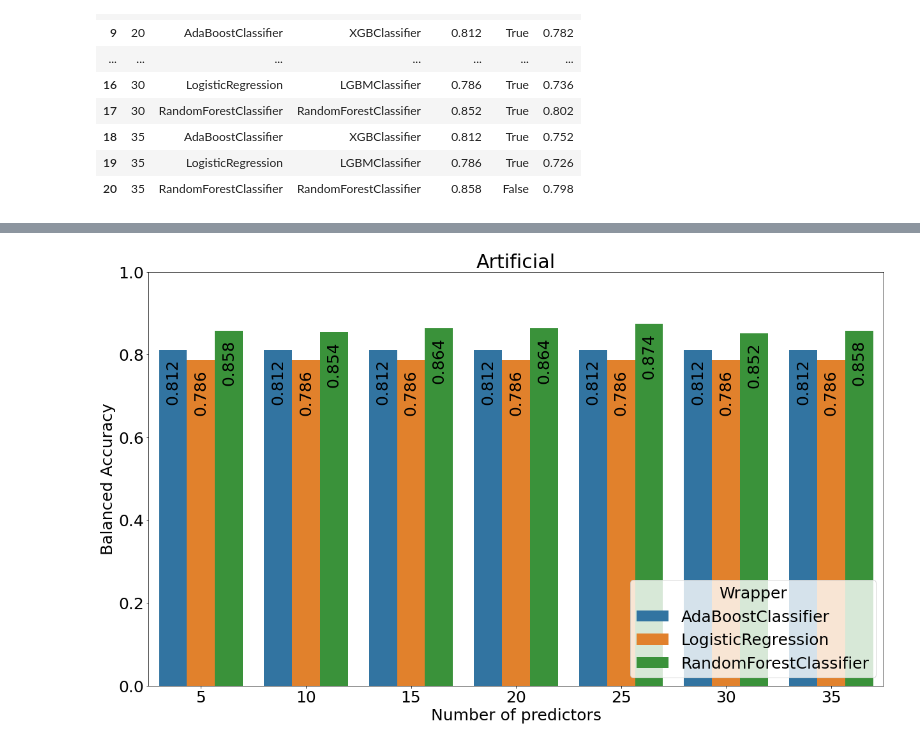
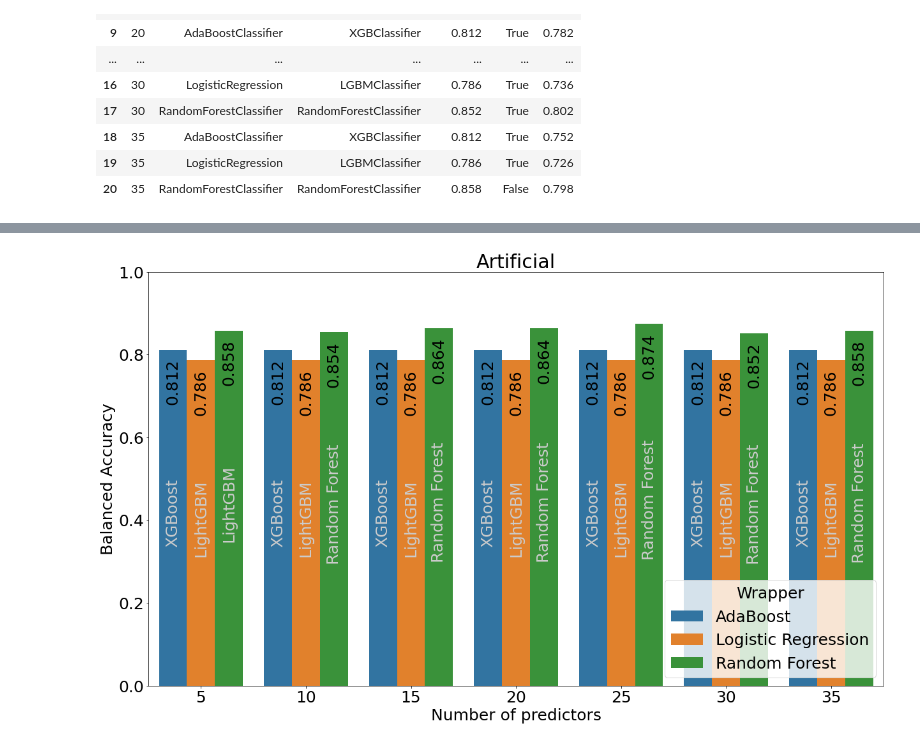
Before and after one commit to pawel99k/AML2022, a Jupyter notebook: Project2/Python_scripts/EstimatorWrappers.ipynb, the cells around one changed output, grey strips where cells are left out. Saved outputs shown, nothing was run; the diff lists cells and outputs as text; code cells hidden in the pictures.

```diff
--- a/Project2/Python_scripts/EstimatorWrappers.ipynb
+++ b/Project2/Python_scripts/EstimatorWrappers.ipynb
@@ -155,11 +170,18 @@ vis_digits
 plt.rcParams['figure.figsize'] = (16,9)
 plt.rcParams['font.size'] = 25
 # %%
+vis_digits['Wrapper'] = vis_digits['Wrapper'].map({'AdaBoostClassifier': 'AdaBoost', 'LogisticRegression': 'Logistic Regression', 'RandomForestClassifier': 'Random Forest'})
 bars = sns.barplot(x='k', y='BA score', hue='Wrapper', data=vis_digits)
-for bar in bars.patches:
+c_names = {'XGBClassifier': 'XGBoost', 'LGBMClassifier': 'LightGBM', 'LogisticRegression': 'Logistic', 'AdaBoostClassifier': 'AdaBoost', 'RandomForestClassifier': 'Random Forest'}
+for bar, i_classifier in zip(bars.patches, [i+j for j in range(3) for i in range(0, len(vis_digits), 3)]):
+    classifier = vis_digits['Classifier'].iloc[i_classifier]
     bars.annotate(format(bar.get_height(), '.3f'),
                    (bar.get_x() + bar.get_width() / 2,
                     bar.get_height()-0.09), ha='center', va='center', xytext=(0, 8), rotation=90,
+                   textcoords='offset points')
+    bars.annotate(c_names[classifier],
+                   (bar.get_x() + bar.get_width() / 2,
+                    bar.get_height()/2), ha='center', va='center', xytext=(0, 8), rotation=90, c='#cccccc',
                    textcoords='offset points')
 plt.legend(loc=4, title='Wrapper')
 plt.ylim(0, 1)
@@ -195,17 +228,23 @@ vis_art
 # %%
+vis_art['Wrapper'] = vis_art['Wrapper'].map({'AdaBoostClassifier': 'AdaBoost', 'LogisticRegression': 'Logistic Regression', 'RandomForestClassifier': 'Random Forest'})
 bars = sns.barplot(x='k', y='BA score', hue='Wrapper', data=vis_art)
-for bar in bars.patches:
+for bar, i_classifier in zip(bars.patches, [i+j for j in range(3) for i in range(0, len(vis_art), 3)]):
+    classifier = vis_art['Classifier'].iloc[i_classifier]
     bars.annotate(format(bar.get_height(), '.3f'),
                    (bar.get_x() + bar.get_width() / 2,
                     bar.get_height()-0.09), ha='center', va='center', xytext=(0, 8), rotation=90,
+                   textcoords='offset points')
+    bars.annotate(c_names[classifier],
+                   (bar.get_x() + bar.get_width() / 2,
+                    bar.get_height()/2), ha='center', va='center', xytext=(0, 8), rotation=90, c='#cccccc',
                    textcoords='offset points')
 plt.legend(loc=4, title='Wrapper')
 plt.ylim(0, 1)
 plt.xlabel('Number of predictors')
 plt.ylabel('Balanced Accuracy')
 plt.title('Artificial')
 plt.gca().set_position([0, 0, 1, 1])
 plt.savefig("../images/wrappers_artificial_o.svg")
 plt.show()
 # %% [output]
-[figure, old version]
+[figure, new version]
```
Also changed, not shown: parts of 9 cells of this notebook, 4 other files.
